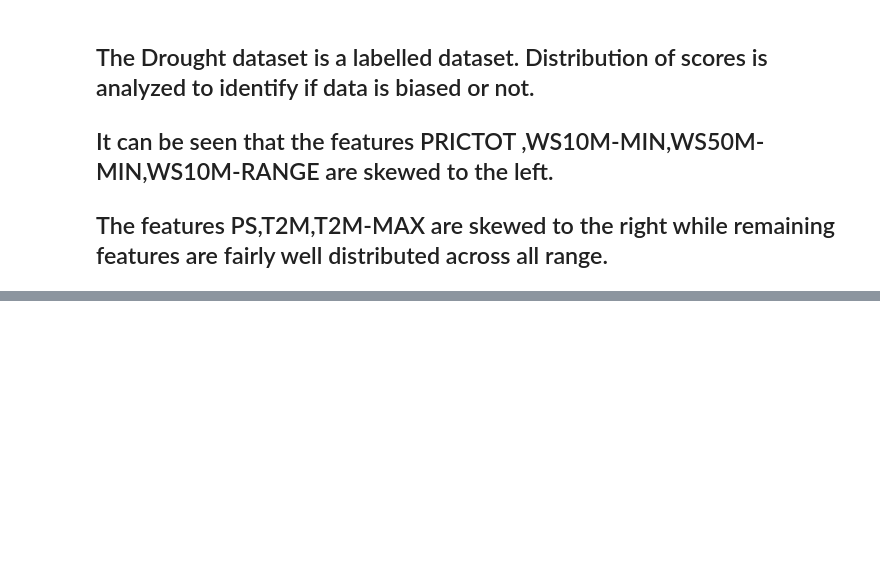
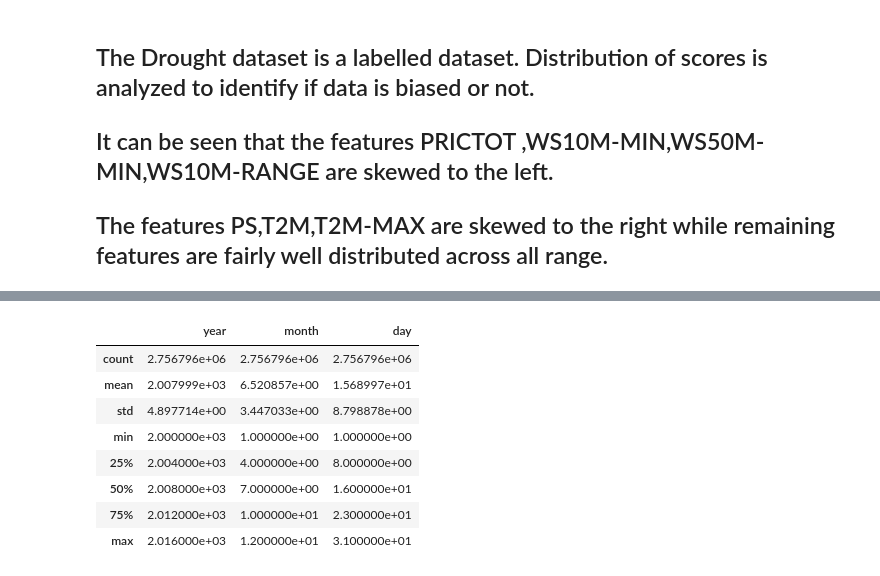
Before and after one commit to rajchoksi1997/CMPE257-Project, a Jupyter notebook: Main_Project.ipynb, the cells around one changed output, grey strips where cells are left out. Cells and saved outputs as stored; diff of their text form; code cells hidden in the pictures; blank space fills up the shorter version.

```diff
--- a/Main_Project.ipynb
+++ b/Main_Project.ipynb
@@ -317,0 +339,13 @@ plt.show()
+# %%
+# For categorical
+dataSet[["year","month","day"]].describe()
+# %% [output]
+|  | year | month | day |
+| count | 2.756796e+06 | 2.756796e+06 | 2.756796e+06 |
+| mean | 2.007999e+03 | 6.520857e+00 | 1.568997e+01 |
+| std | 4.897714e+00 | 3.447033e+00 | 8.798878e+00 |
+| min | 2.000000e+03 | 1.000000e+00 | 1.000000e+00 |
+| 25% | 2.004000e+03 | 4.000000e+00 | 8.000000e+00 |
+| 50% | 2.008000e+03 | 7.000000e+00 | 1.600000e+01 |
+| 75% | 2.012000e+03 | 1.000000e+01 | 2.300000e+01 |
+| max | 2.016000e+03 | 1.200000e+01 | 3.100000e+01 |
```
Also changed, not shown: parts of 8 cells of this notebook.
